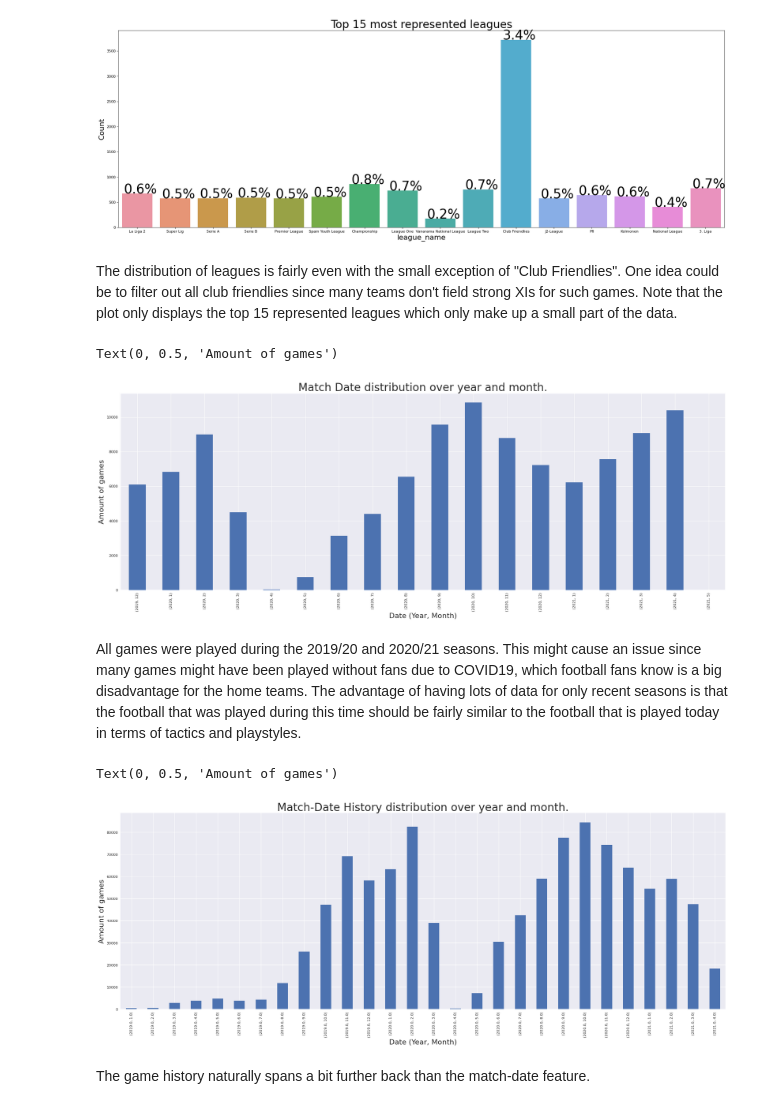
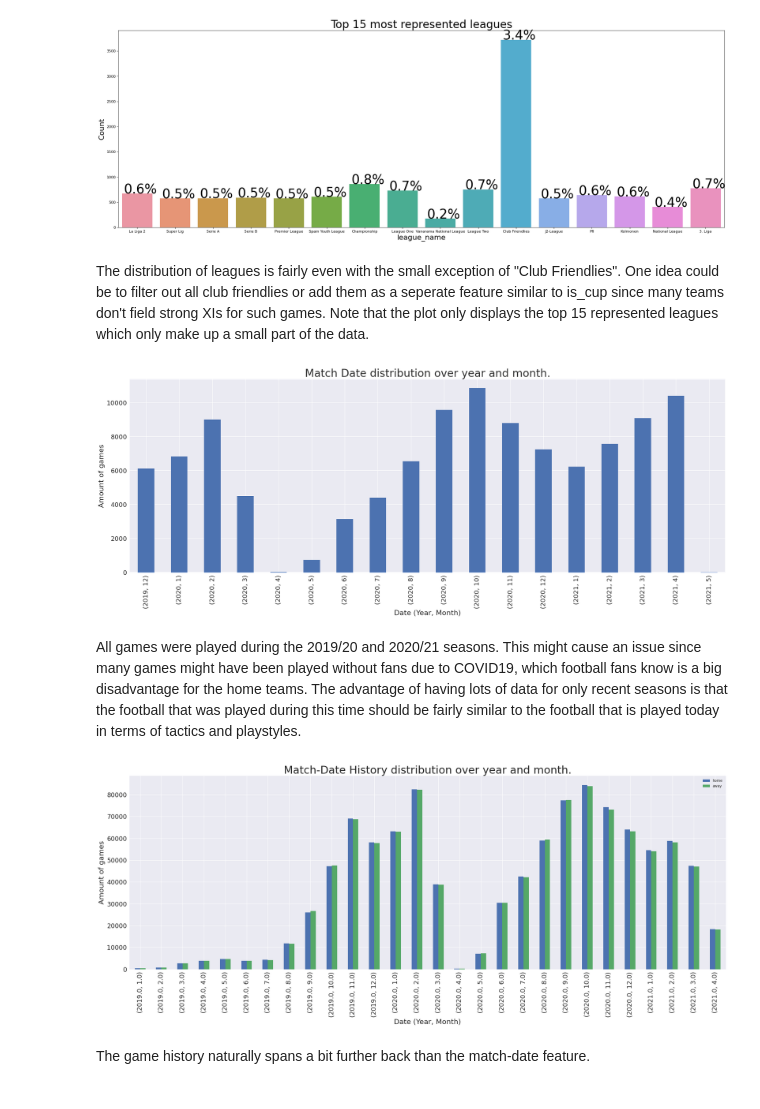
Before and after one commit to Taoudi/Football-Match-Result-Predictor, a Jupyter notebook: football-match-prediction-eda.ipynb, the cells around one changed output. Saved outputs shown, nothing was run; the diff lists cells and outputs as text; code cells hidden in the pictures.

Commit message:
Kaggle Notebook | Football Match Prediction - EDA | Version 2

```diff
--- a/football-match-prediction-eda.ipynb
+++ b/football-match-prediction-eda.ipynb
@@ -86,45 +56,53 @@ plt.show()
 # %% [output]
 [figure]
 # %% [markdown]
-The distribution of leagues is fairly even with the small exception of "Club Friendlies". One idea could be to filter out all club friendlies since many teams don't field strong XIs for such games. Note that the plot only displays the top 15 represented leagues which only make up a small part of the data.
+The distribution of leagues is fairly even with the small exception of "Club Friendlies". One idea could be to filter out all club friendlies or add them as a seperate feature similar to is_cup since many teams don't field strong XIs for such games. Note that the plot only displays the top 15 represented leagues which only make up a small part of the data.
 # %%
 from matplotlib import style
 
 df['date'] = pd.to_datetime(df['match_date'], errors='coerce')
 
 figure(figsize=(30, 10), dpi=80)
 style.use(style='seaborn')
 ax = df.groupby([df["date"].dt.year, df["date"].dt.month])['date'].count().plot(kind="bar", x='Match Date', y='Count')
 ax.set_title("Match Date distribution over year and month.",fontsize=30)
 ax.set_xlabel("Date (Year, Month)",fontsize=20)
 ax.set_ylabel("Amount of games",fontsize=20)
+ax.tick_params(axis='both', which='major', labelsize=18)
 # %% [output]
-Text(0, 0.5, 'Amount of games')
-[figure, old version]
+[figure, new version]
 # %% [markdown]
 All games were played during the 2019/20 and 2020/21 seasons. This might cause an issue since many games might have been played without fans due to COVID19, which football fans know is a big disadvantage for the home teams. The advantage of having lots of data for only recent seasons is that the football that was played during this time should be fairly similar to the football that is played today in terms of tactics and playstyles.
 # %%
-s = 'away_team_history_match_date'
-s = 'home_team_history_match_date_'
+s = 'away_team_history_match_date_'
+s2 = 'home_team_history_match_date_'
 s_id = 'away_team_history_league_id'
 s_id = 'home_team_history_league_id'
 
 column_names = ["date"]
 new_df = pd.DataFrame(columns = column_names)
 
-history_df = df.loc[:, df.columns.str.contains(s)| (df.columns == 'id')]
-history_df = pd.wide_to_long(history_df, stubnames=s, i="id",j='i')
+history_df = df.loc[:, df.columns.str.contains(s)| df.columns.str.contains(s2)|(df.columns == 'id')]
+history_df = pd.wide_to_long(history_df, stubnames=[s,s2], i="id",j='i')
 
-history_df['date'] = pd.to_datetime(history_df['home_team_history_match_date_'], errors='coerce')
+history_df['home'] = pd.to_datetime(history_df['home_team_history_match_date_'], errors='coerce')
+history_df['away'] = pd.to_datetime(history_df['away_team_history_match_date_'], errors='coerce')
 
-figure(figsize=(30, 10), dpi=80)
+home_count = history_df.groupby([history_df["home"].dt.year, history_df["home"].dt.month])['home'].count()
+away_count = history_df.groupby([history_df["away"].dt.year, history_df["away"].dt.month])['away'].count()
+
+
+res = pd.concat([home_count, away_count], axis=1)
+
+
 style.use(style='seaborn')
-ax = history_df.groupby([history_df["date"].dt.year, history_df["date"].dt.month])['date'].count().plot(kind="bar", x='Match Date', y='Count')
+ax = res.plot(kind="bar",figsize=(30, 10))
 ax.set_title("Match-Date History distribution over year and month.",fontsize=30)
 ax.set_xlabel("Date (Year, Month)",fontsize=20)
 ax.set_ylabel("Amount of games",fontsize=20)
+ax.tick_params(axis='both', which='major', labelsize=18)
+plt.show()
 # %% [output]
-Text(0, 0.5, 'Amount of games')
-[figure, old version]
+[figure, new version]
 # %% [markdown]
 The game history naturally spans a bit further back than the match-date feature.
```
Also changed, not shown: parts of 6 cells of this notebook.
